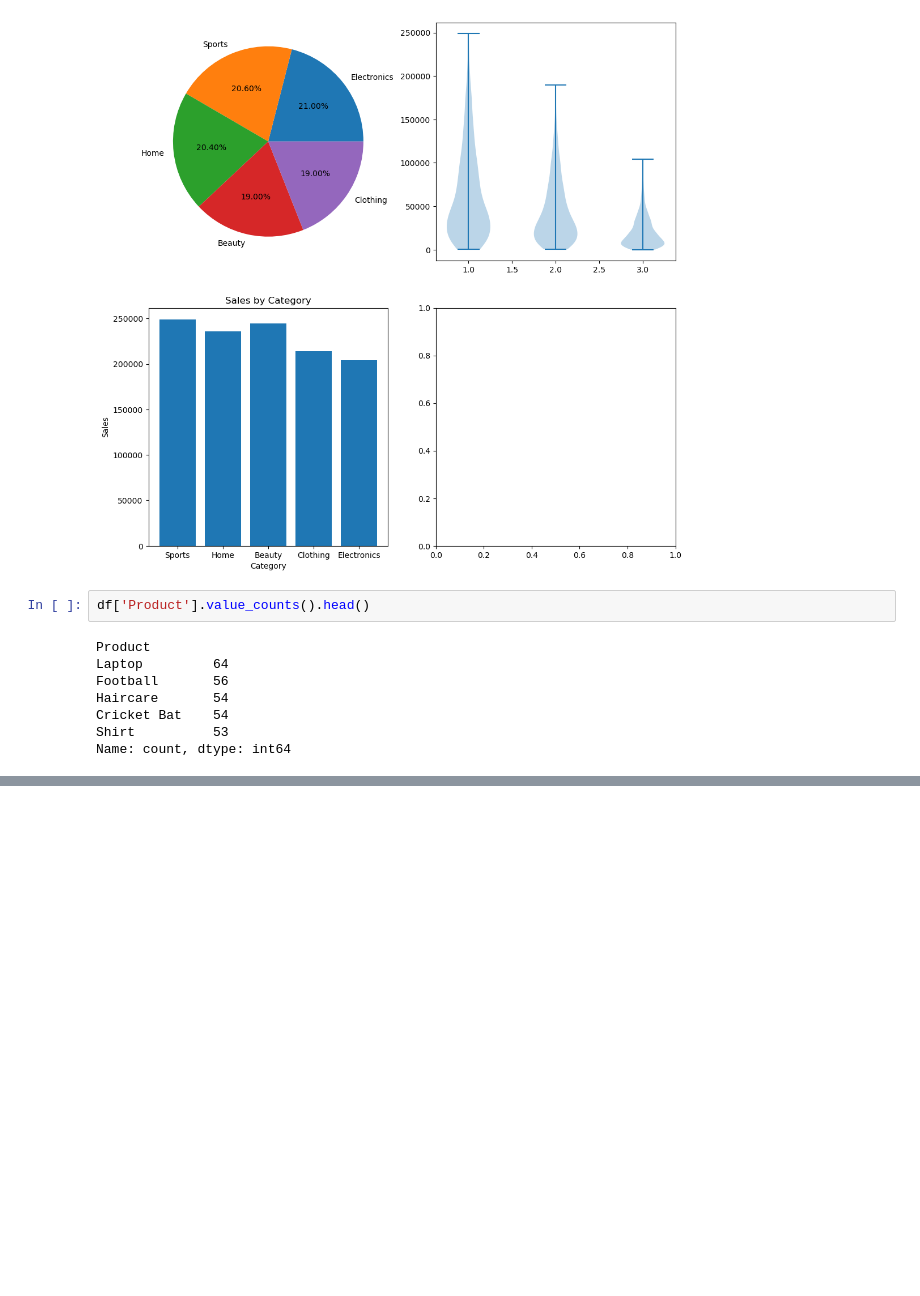
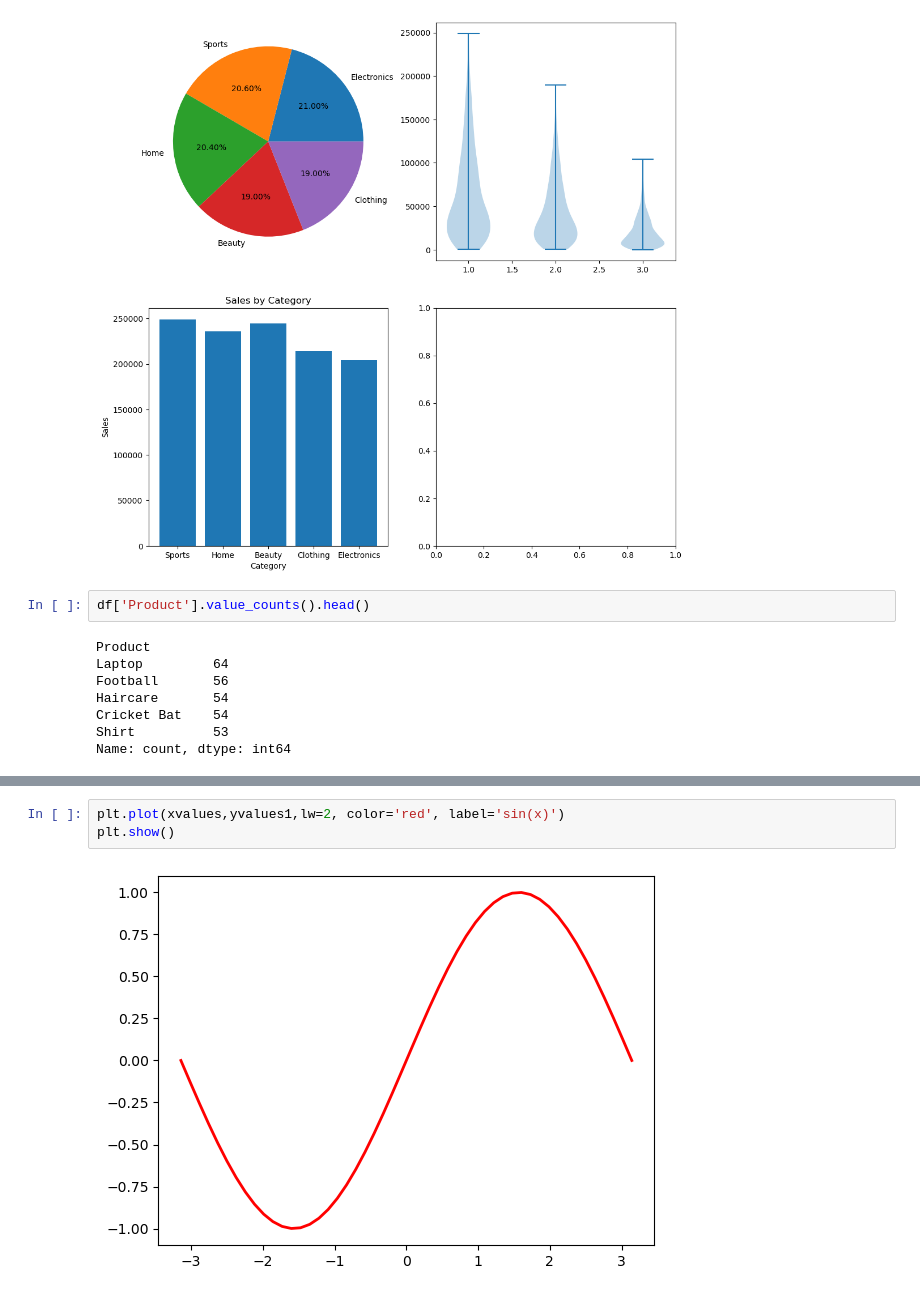
Before and after one commit to SyedSamiUllah1/Python_Practice, a Jupyter notebook: Book.ipynb, the cells around one changed output, grey strips where cells are left out. Saved outputs shown, nothing was run; the diff lists cells and outputs as text; blank space fills up the shorter version.

```diff
--- a/Book.ipynb
+++ b/Book.ipynb
@@ -2296,0 +2308,5 @@ Name: count, dtype: int64
+# %%
+plt.plot(xvalues,yvalues1,lw=2, color='red', label='sin(x)')
+plt.show()
+# %% [output]
+[figure, added]
```
Also changed, not shown: parts of 12 cells of this notebook, 1 other file.
